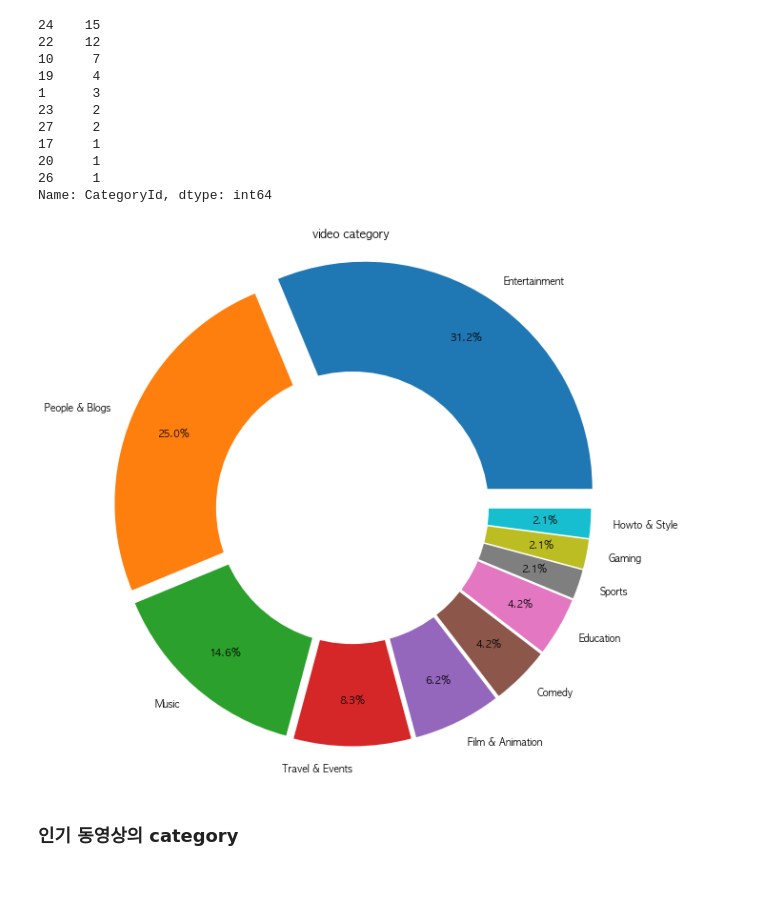
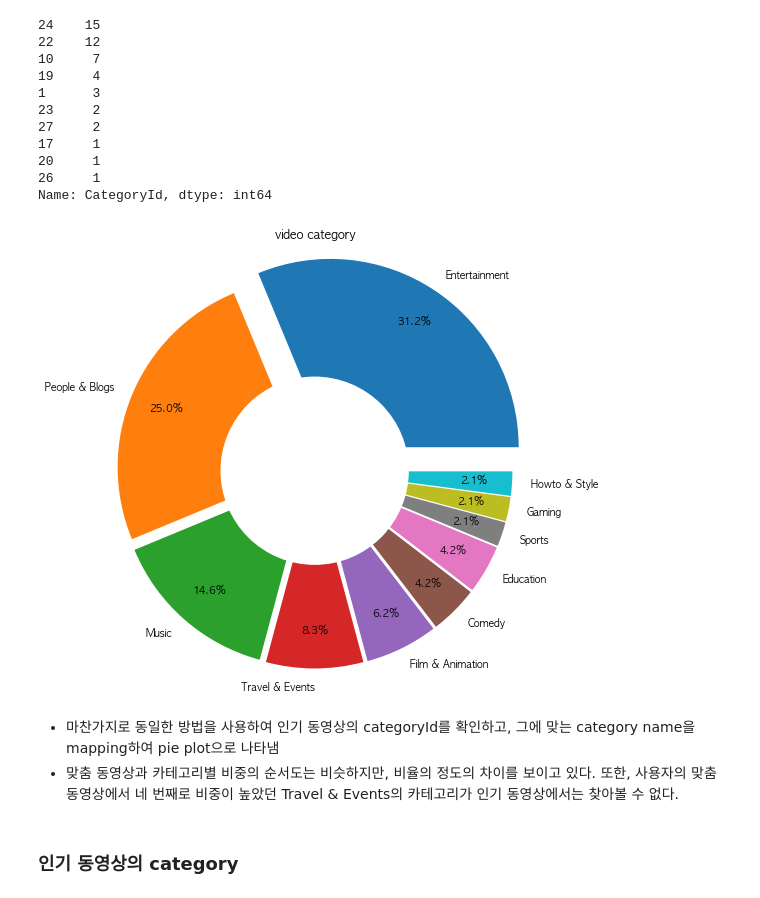
Before and after one commit to enjoy89/data_analysis_programming, a Jupyter notebook: project.ipynb, the cells around one changed output. Drawn from its saved outputs; the diff is of its cells as text; code cells hidden in the pictures.

```diff
--- a/project.ipynb
+++ b/project.ipynb
@@ -262,20 +284,23 @@ Name: CategoryId, dtype: int64
 # %%
 typeCount = youtube_video_data['CategoryId'].value_counts()
 
-fig, ax = plt.subplots(figsize=(10, 10))
+fig, ax = plt.subplots(figsize=(8, 8))
 
 ax.pie(typeCount,
        labels= ['Entertainment', 'People & Blogs', 'Music', 'Travel & Events', 'Film & Animation',
                'Comedy', 'Education', 'Sports', 'Gaming', 'Howto & Style'],
        autopct='%1.1f%%',
        pctdistance=0.8,
-       explode=[.1, .05, .05, .05, .05, .05, .05, .05, .05, .05])
-centre_circle = fig.gca().add_artist(plt.Circle((0,0),0.6,fc='white'))
+       explode=[.15, .05, .05, .05, .05, .05, .05, .05, .05, .05])
+centre_circle = fig.gca().add_artist(plt.Circle((0,0),0.5,fc='white'))
 ax.axis('equal')
 plt.title('video category')
 plt.show()
 # %% [output]
-[figure, old version]
+[figure, new version]
+# %% [markdown]
+* 마찬가지로 동일한 방법을 사용하여 인기 동영상의 categoryId를 확인하고, 그에 맞는 category name을 mapping하여 pie plot으로 나타냄
+* 맞춤 동영상과 카테고리별 비중의 순서도는 비슷하지만, 비율의 정도의 차이를 보이고 있다. 또한, 사용자의 맞춤 동영상에서 네 번째로 비중이 높았던 Travel & Events의 카테고리가 인기 동영상에서는 찾아볼 수 없다.
 # %% [markdown]
 ### 인기 동영상의 category
 # %%
```
Also changed, not shown: parts of 24 cells of this notebook.
